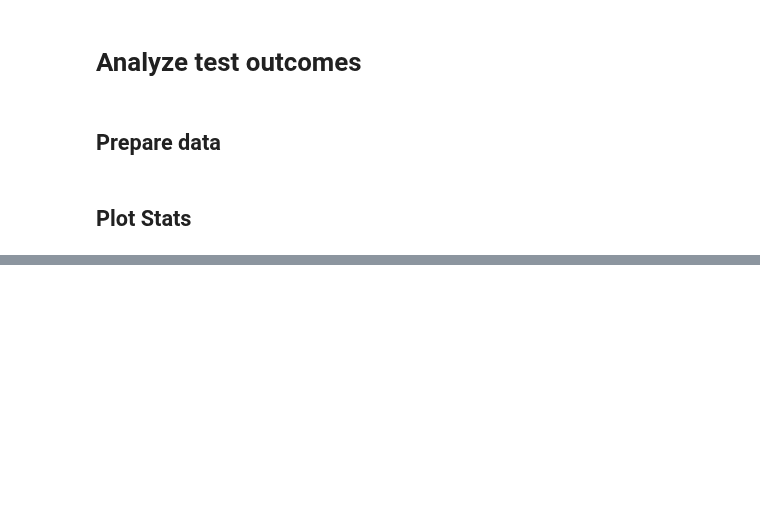
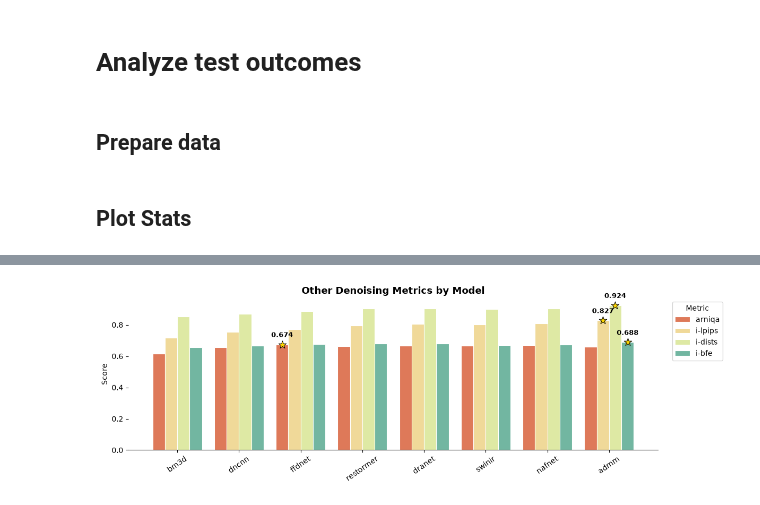
Before and after one commit to georgegrosu1/torch-admm-deconv, a Jupyter notebook: notebooks/analyze_admm_model.ipynb, the cells around one changed output, grey strips where cells are left out. Drawn from its saved outputs; the diff is of its cells as text; code cells hidden in the pictures; blank space fills up the shorter version.

```diff
--- a/notebooks/analyze_admm_model.ipynb
+++ b/notebooks/analyze_admm_model.ipynb
@@ -242,2 +319,4 @@ plot_grouped_metrics(barplot_df, ['ssim', 'msssim', 'scc', 'uiq', 'arniqa'])
 # %%
-plot_grouped_metrics(barplot_df, ['inverse_blur_effect', 'inverse_dists', 'inverse_lpips', 'inverse_sam'])
+plot_grouped_metrics(barplot_df, AnalysisMetric.SUBJECTIVE_FIDELITY)
+# %% [output]
+[figure, added]
```
Also changed, not shown: parts of 11 cells of this notebook, 3 other files.
